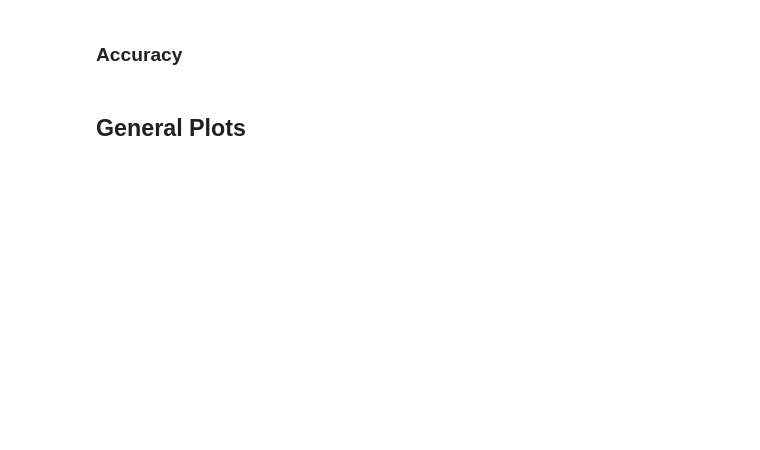
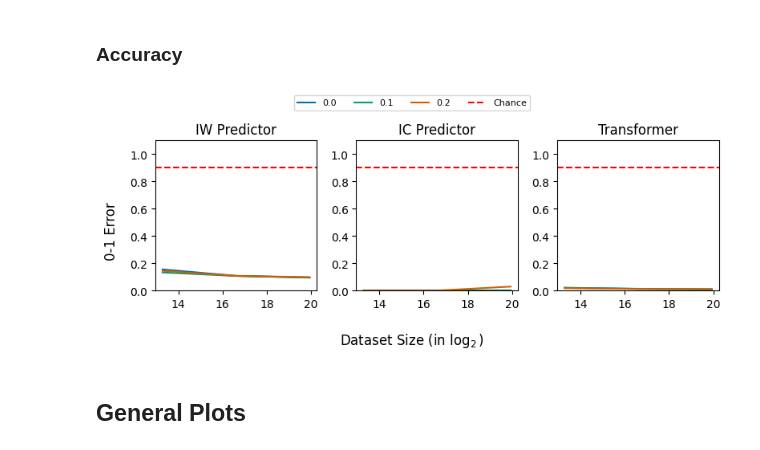
Before and after one commit to chanb/simple_icl, a Jupyter notebook: plot_utils/plot_noisy_inputs.ipynb, the cells around one changed output. Cells and saved outputs as stored; diff of their text form; code cells hidden in the pictures; blank space fills up the shorter version.

```diff
--- a/plot_utils/plot_noisy_inputs.ipynb
+++ b/plot_utils/plot_noisy_inputs.ipynb
@@ -238,34 +271,36 @@ for ax_i, p_relevant_context in enumerate([0.0, 1.0, 0.9]):
             best_idx = best_idxes[(
                 p_relevant_context, input_noise_std, dataset_size
             )]
-            sample = data[np.arange(5), best_idx]
+            sample = data[np.arange(num_seeds), best_idx]
             curr_mean = np.mean(sample)
             curr_std = np.std(sample)
 
             losses_mean.append(curr_mean)
             losses_std.append(curr_std)
 
         losses_mean = np.array(losses_mean)
         losses_std = np.array(losses_std) / np.sqrt(5)
 
         ax.plot(np.log2(np.array(dataset_sizes)), losses_mean, label=input_noise_std if ax_i == 0 else "")
         ax.fill_between(np.log2(np.array(dataset_sizes)), losses_mean - losses_std, losses_mean + losses_std, alpha=0.3)
 
     ax.set_title(map_label[p_relevant_context])
     ax.set_ylim(0.0, 1.1)
     ax.axhline(9/10, label="Chance" if ax_i == 0 else "", c="red", linestyle="--")
 
 fig.supylabel("0-1 Error")
 fig.supxlabel("Dataset Size (in $\\log_2$)")
 fig.legend(
     bbox_to_anchor=(0.0, 1.0, 1.0, 0.0),
     loc="lower center",
     ncols=5,
     borderaxespad=0.0,
     frameon=True,
     fontsize="8",
 )
 fig.tight_layout()
 plt.show()
+# %% [output]
+[figure, added]
 # %% [markdown]
 ## General Plots
```
Also changed, not shown: parts of 20 cells of this notebook, 3 other files.
